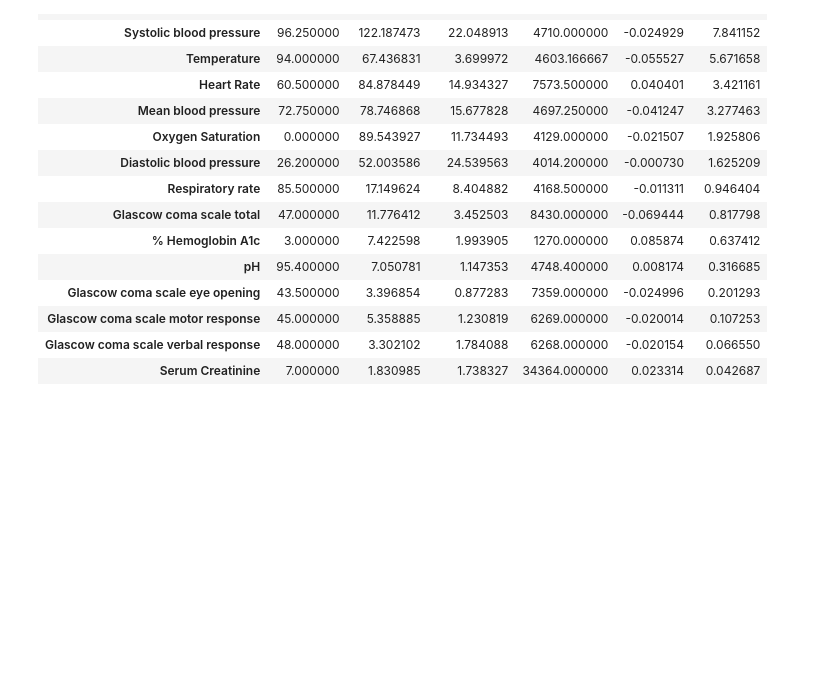
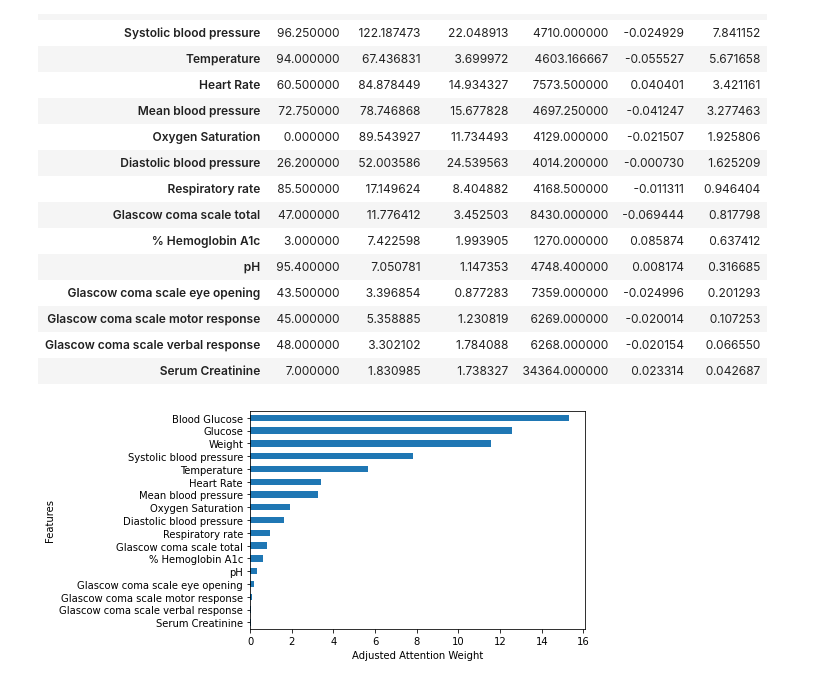
Before and after one commit to fnoya/dlh-project, a Jupyter notebook: events_features_experiment.ipynb, the cells around one changed output. Cells and saved outputs as stored; diff of their text form; code cells hidden in the pictures; blank space fills up the shorter version.

Commit message:
Plot added

```diff
--- a/events_features_experiment.ipynb
+++ b/events_features_experiment.ipynb
@@ -44,7 +44,8 @@ f.columns = ['code', 'mimiciiitable', 'feature', 'mean', 'stddev', 'cnt', 'weigh
 f['adj_weight'] = abs(f['weight']) * f['mean']
 f = f[f['cnt']>1000]
 # %%
-f.groupby('feature').mean().sort_values(by='adj_weight', ascending=False)
+f = f.groupby('feature').mean().sort_values(by='adj_weight', ascending=False)
+f
 # %% [output]
 |  | code | mean | stddev | cnt | weight | adj_weight |
 | feature |  |  |  |  |  |  |
@@ -65,3 +66,10 @@ f.groupby('feature').mean().sort_values(by='adj_weight', ascending=False)
 | Glascow coma scale motor response | 45.000000 | 5.358885 | 1.230819 | 6269.000000 | -0.020014 | 0.107253 |
 | Glascow coma scale verbal response | 48.000000 | 3.302102 | 1.784088 | 6268.000000 | -0.020154 | 0.066550 |
 | Serum Creatinine | 7.000000 | 1.830985 | 1.738327 | 34364.000000 | 0.023314 | 0.042687 |
+# %%
+ax = f['adj_weight'].plot.barh()
+ax.set_ylabel('Features')
+ax.set_xlabel('Adjusted Attention Weight')
+ax.invert_yaxis()
+# %% [output]
+[figure, added]
```
